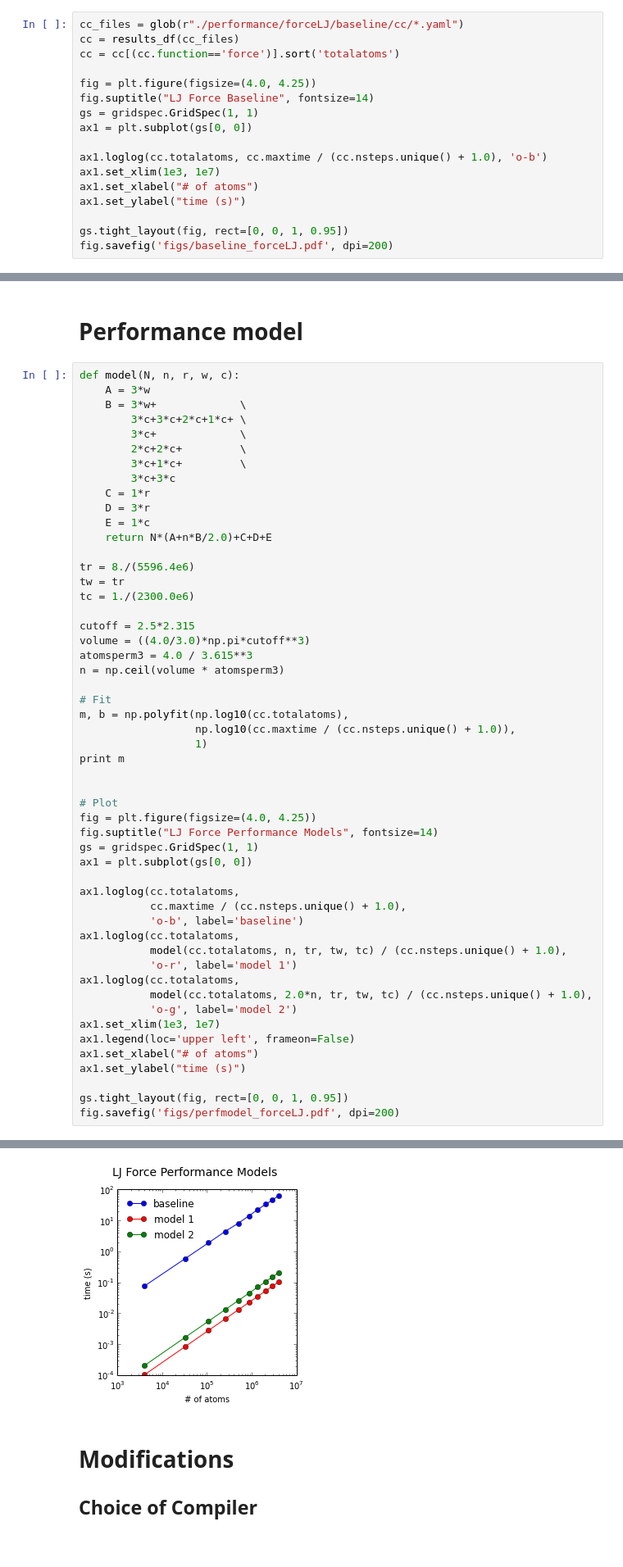
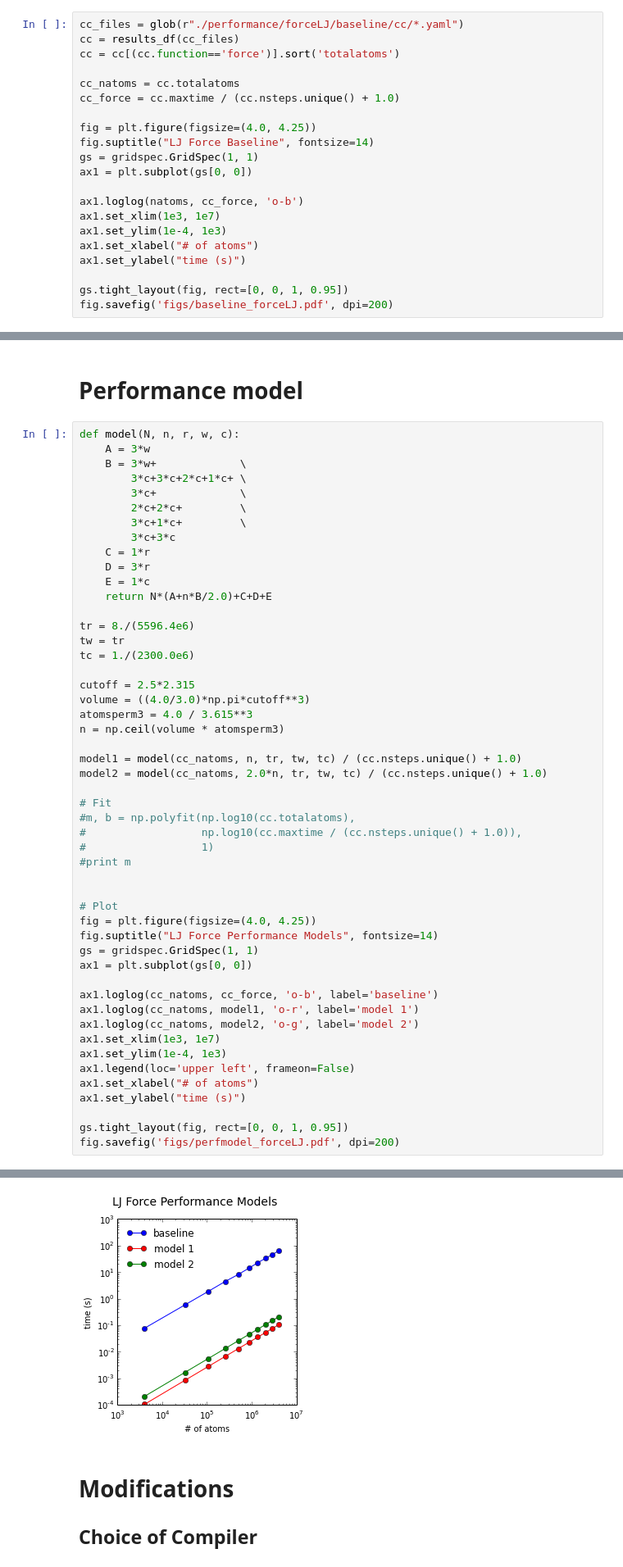
Before and after one commit to shigh/CoMD, a Jupyter notebook: plots.ipynb, the cells around one changed output, grey strips where cells are left out. Shown at 82% size. Saved outputs shown, nothing was run; the diff lists cells and outputs as text.

Commit message:
two figures to go

```diff
--- a/plots.ipynb
+++ b/plots.ipynb
@@ -17,14 +17,18 @@ Performance Baseline
 cc_files = glob(r"./performance/forceLJ/baseline/cc/*.yaml")
 cc = results_df(cc_files)
 cc = cc[(cc.function=='force')].sort('totalatoms')
+
+cc_natoms = cc.totalatoms
+cc_force = cc.maxtime / (cc.nsteps.unique() + 1.0)
 
 fig = plt.figure(figsize=(4.0, 4.25))
 fig.suptitle("LJ Force Baseline", fontsize=14)
 gs = gridspec.GridSpec(1, 1)
 ax1 = plt.subplot(gs[0, 0])
 
-ax1.loglog(cc.totalatoms, cc.maxtime / (cc.nsteps.unique() + 1.0), 'o-b')
+ax1.loglog(natoms, cc_force, 'o-b')
 ax1.set_xlim(1e3, 1e7)
+ax1.set_ylim(1e-4, 1e3)
 ax1.set_xlabel("# of atoms")
 ax1.set_ylabel("time (s)")
 
@@ -94,11 +98,14 @@ volume = ((4.0/3.0)*np.pi*cutoff**3)
 atomsperm3 = 4.0 / 3.615**3
 n = np.ceil(volume * atomsperm3)
 
+model1 = model(cc_natoms, n, tr, tw, tc) / (cc.nsteps.unique() + 1.0)
+model2 = model(cc_natoms, 2.0*n, tr, tw, tc) / (cc.nsteps.unique() + 1.0)
+
 # Fit
-m, b = np.polyfit(np.log10(cc.totalatoms),
-                  np.log10(cc.maxtime / (cc.nsteps.unique() + 1.0)),
-                  1)
-print m
+#m, b = np.polyfit(np.log10(cc.totalatoms),
+#                  np.log10(cc.maxtime / (cc.nsteps.unique() + 1.0)),
+#                  1)
+#print m
 
 
 # Plot
@@ -107,16 +114,11 @@ fig.suptitle("LJ Force Performance Models", fontsize=14)
 gs = gridspec.GridSpec(1, 1)
 ax1 = plt.subplot(gs[0, 0])
 
-ax1.loglog(cc.totalatoms,
-           cc.maxtime / (cc.nsteps.unique() + 1.0),
-           'o-b', label='baseline')
-ax1.loglog(cc.totalatoms,
-           model(cc.totalatoms, n, tr, tw, tc) / (cc.nsteps.unique() + 1.0),
-           'o-r', label='model 1')
-ax1.loglog(cc.totalatoms,
-           model(cc.totalatoms, 2.0*n, tr, tw, tc) / (cc.nsteps.unique() + 1.0),
-           'o-g', label='model 2')
+ax1.loglog(cc_natoms, cc_force, 'o-b', label='baseline')
+ax1.loglog(cc_natoms, model1, 'o-r', label='model 1')
+ax1.loglog(cc_natoms, model2, 'o-g', label='model 2')
 ax1.set_xlim(1e3, 1e7)
+ax1.set_ylim(1e-4, 1e3)
 ax1.legend(loc='upper left', frameon=False)
 ax1.set_xlabel("# of atoms")
 ax1.set_ylabel("time (s)")
@@ -128,4 +129,4 @@ fig.savefig('figs/perfmodel_forceLJ.pdf', dpi=200)
-[figure, old version]
+[figure, new version]
 # %% [markdown]
 Modifications
 =============
```
Also changed, not shown: parts of 6 cells of this notebook, 7 other files.
